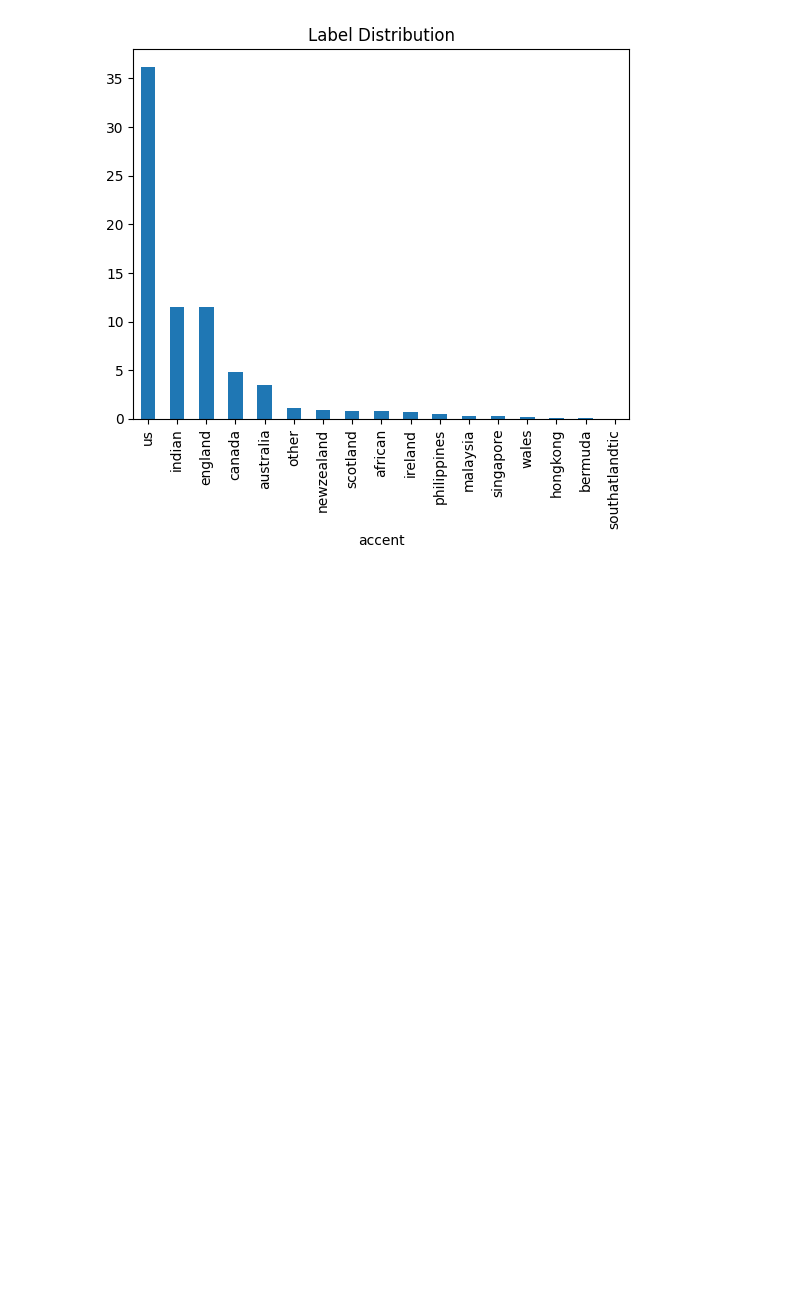
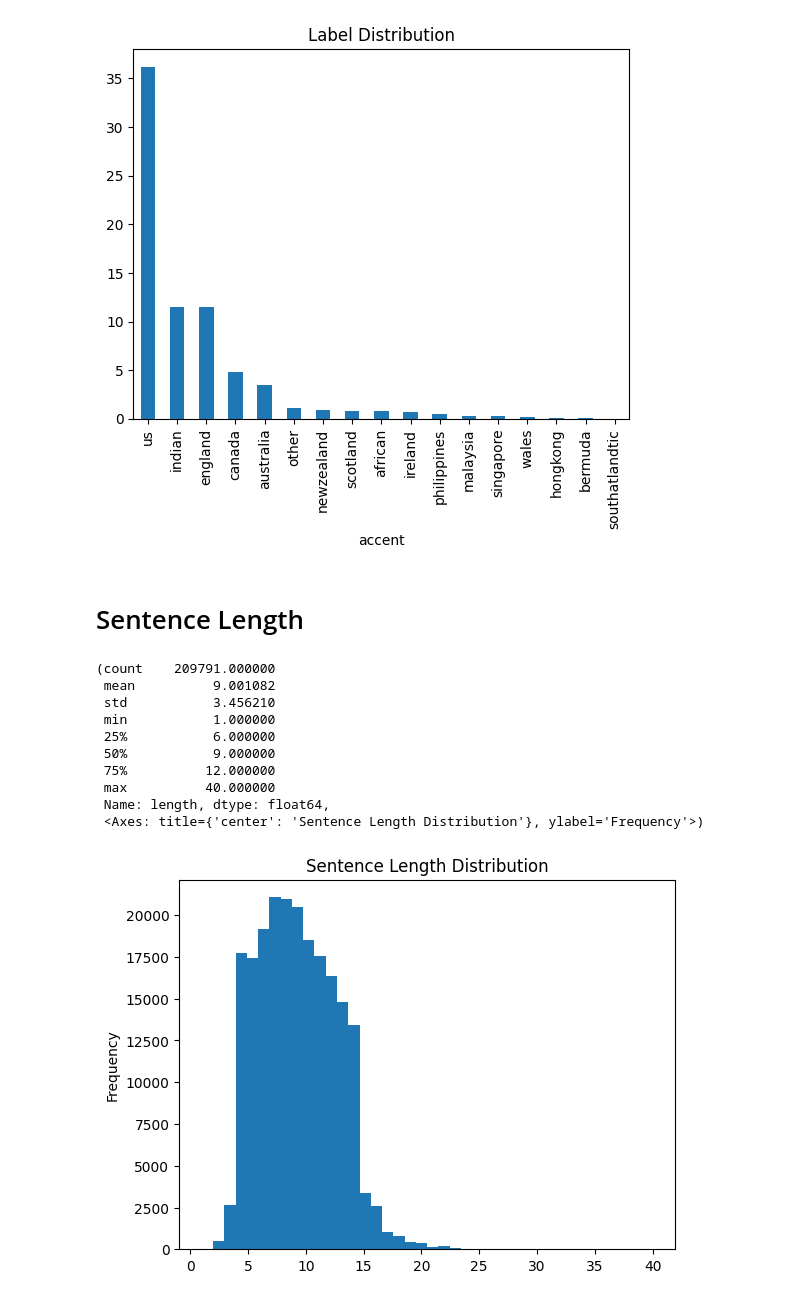
Before and after one commit to ahmedtarekabd/Speaker-Gender-Age-Recognition, a Jupyter notebook: 0.Insights.ipynb, the cells around one changed output. Cells and saved outputs as stored; diff of their text form; code cells hidden in the pictures; blank space fills up the shorter version.

```diff
--- a/0.Insights.ipynb
+++ b/0.Insights.ipynb
@@ -17,7 +17,7 @@ run_config()
 # %% [markdown]
 # Load Data
 # %%
-df = pd.read_csv("data/filtered_data_labeled.tsv", sep='\t')
+df = pd.read_csv(DATA_DIR / "filtered_data_labeled.tsv", sep='\t')
 df.head()
 # %% [output]
 |  | client_id | path | sentence | up_votes | down_votes | age | gender | accent | label |
@@ -67,3 +67,20 @@ plt.tight_layout()
 (df['accent'].value_counts() / df.shape[0] * 100).plot(kind='bar', title='Label Distribution');
 # %% [output]
 [figure]
+# %% [markdown]
+# Sentence Length
+# %%
+df['length'] = df['sentence'].str.split().apply(len)
+df['length'].describe(), df['length'].plot(kind='hist', bins=40, title='Sentence Length Distribution')
+# %% [output]
+(count    209791.000000
+ mean          9.001082
+ std           3.456210
+ min           1.000000
+ 25%           6.000000
+ 50%           9.000000
+ 75%          12.000000
+ max          40.000000
+ Name: length, dtype: float64,
+ <Axes: title={'center': 'Sentence Length Distribution'}, ylabel='Frequency'>)
+[figure, added]
```
Also changed, not shown: parts of 2 cells of this notebook, 1 other file.
